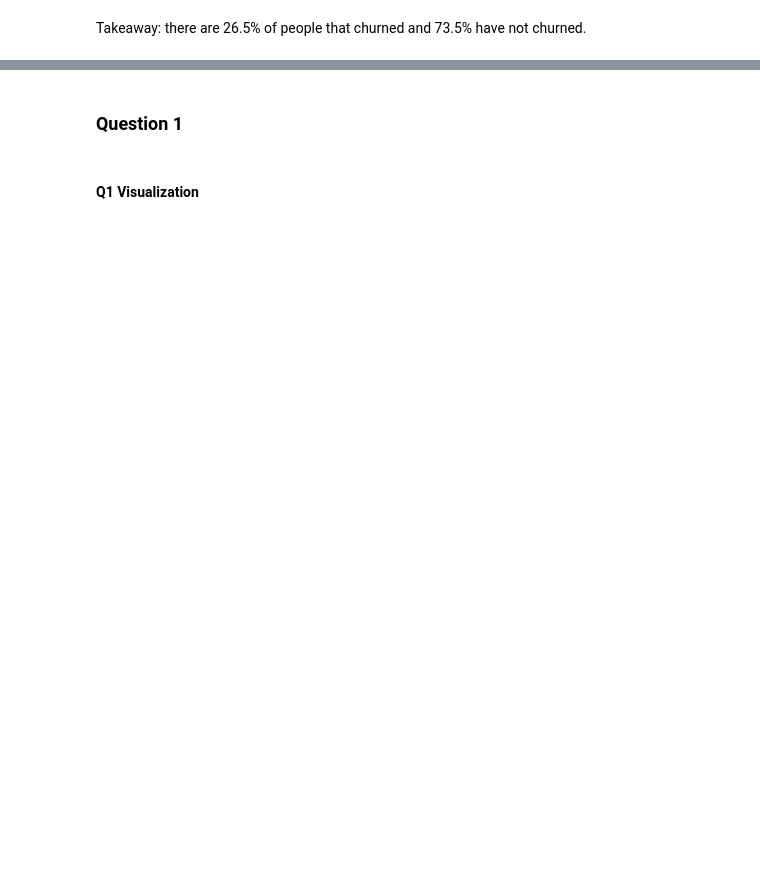
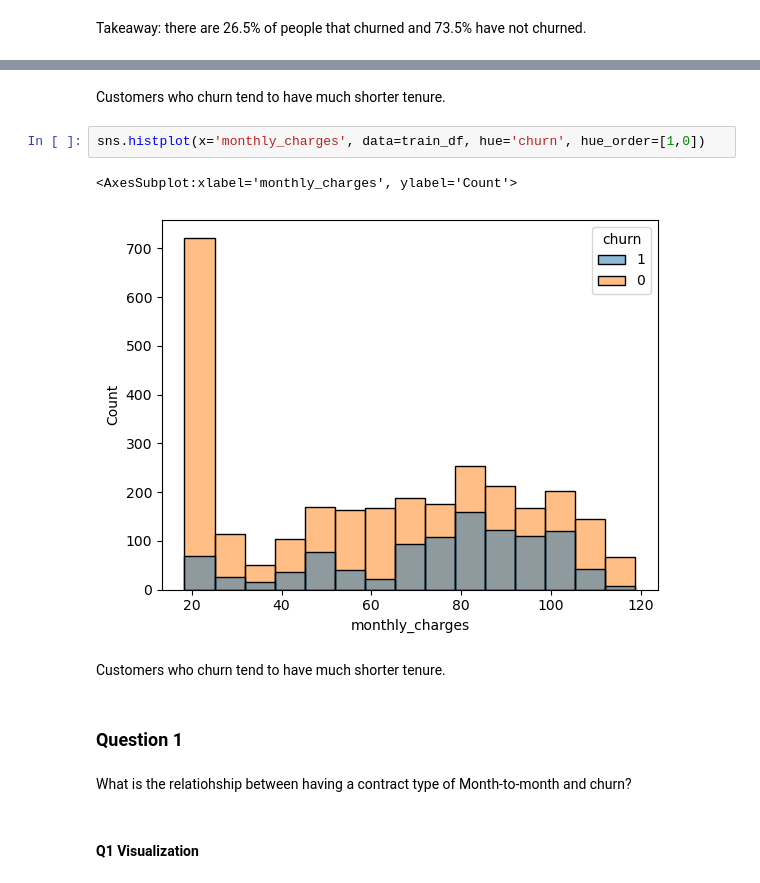
Before and after one commit to JoshuaHolt-Tech/classification_project, a Jupyter notebook: working_notebook.ipynb, the cells around one changed output, grey strips where cells are left out. Saved outputs shown, nothing was run; the diff lists cells and outputs as text; blank space fills up the shorter version.

```diff
--- a/working_notebook.ipynb
+++ b/working_notebook.ipynb
@@ -205,4 +175,15 @@ Name: total_charges, dtype: float64
+# %% [markdown]
+Customers who churn tend to have much shorter tenure.
+# %%
+sns.histplot(x='monthly_charges', data=train_df, hue='churn', hue_order=[1,0])
+# %% [output]
+<AxesSubplot:xlabel='monthly_charges', ylabel='Count'>
+[figure, added]
+# %% [markdown]
+Customers who churn tend to have much shorter tenure.
 # %% [markdown]
 ### Question 1 <a class="anchor" id="q_1"></a>
+# %% [markdown]
+What is the relatiohship between having a contract type of Month-to-month and churn?
 # %% [markdown]
 #### Q1 Visualization <a class="anchor" id="q_1_viz"></a>
```
Also changed, not shown: parts of 61 cells of this notebook, 1 other file.
